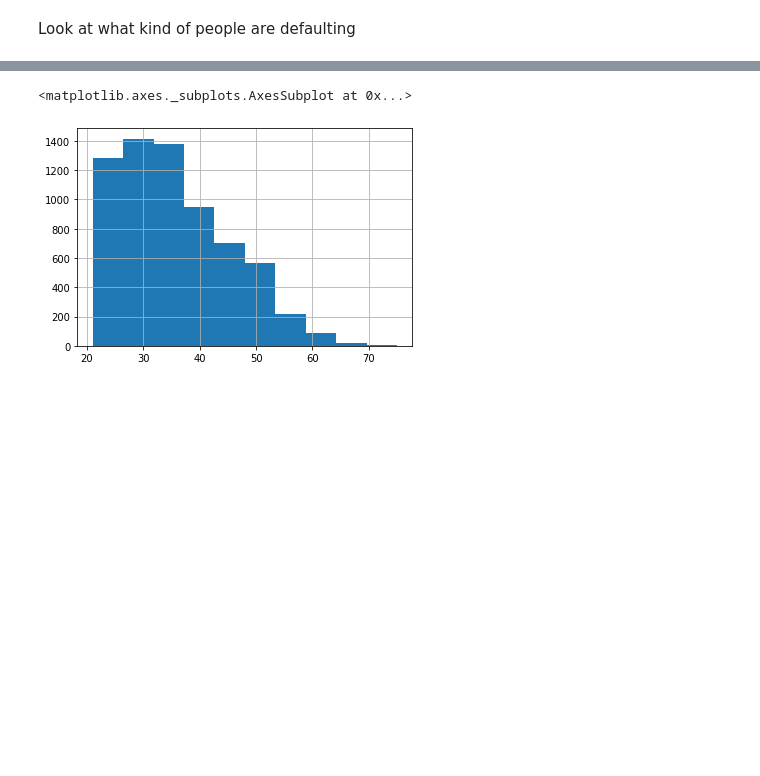
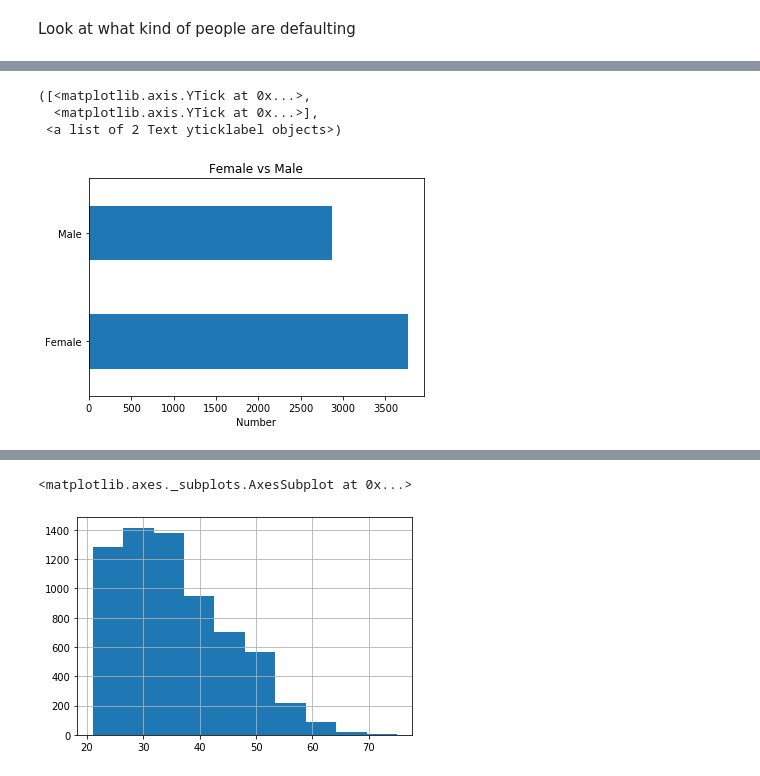
Before and after one commit to ewonguoft/flatiron_project, a Jupyter notebook: Predicting defaults in credit cards.ipynb, the cells around one changed output, grey strips where cells are left out. Drawn from its saved outputs; the diff is of its cells as text; code cells hidden in the pictures; blank space fills up the shorter version.

```diff
--- a/Predicting defaults in credit cards.ipynb
+++ b/Predicting defaults in credit cards.ipynb
@@ -124,0 +133,10 @@ defaulting.head()
+# %%
+defaulting.SEX.value_counts().plot(kind = "barh")
+plt.title('Female vs Male')
+plt.xlabel('Number')
+plt.yticks(np.arange(0,2),('Female', 'Male'))
+# %% [output]
+([<matplotlib.axis.YTick at 0x...>,
+  <matplotlib.axis.YTick at 0x...>],
+ <a list of 2 Text yticklabel objects>)
+[figure, added]
```
Also changed, not shown: parts of 54 cells of this notebook.
